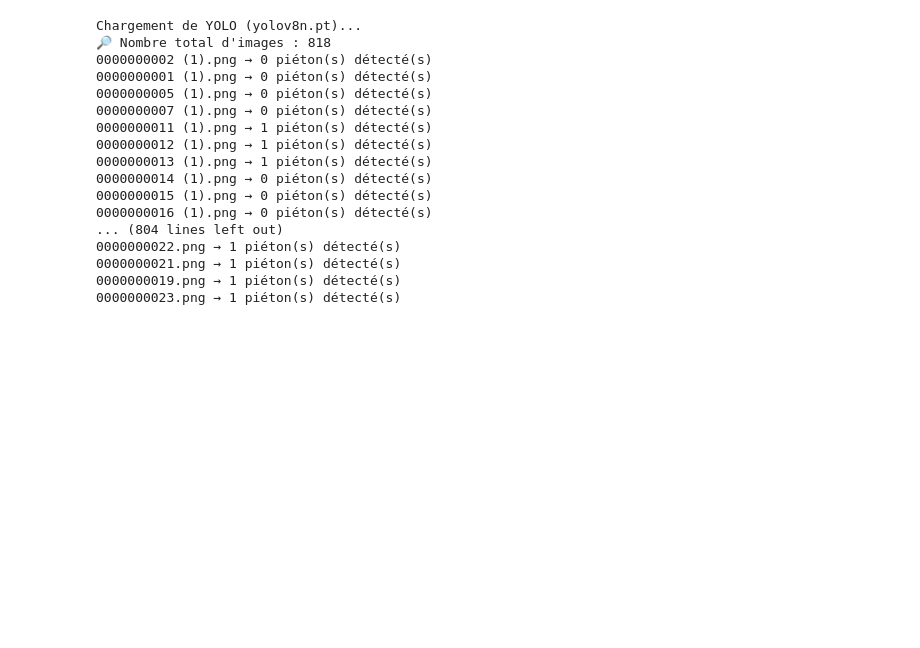
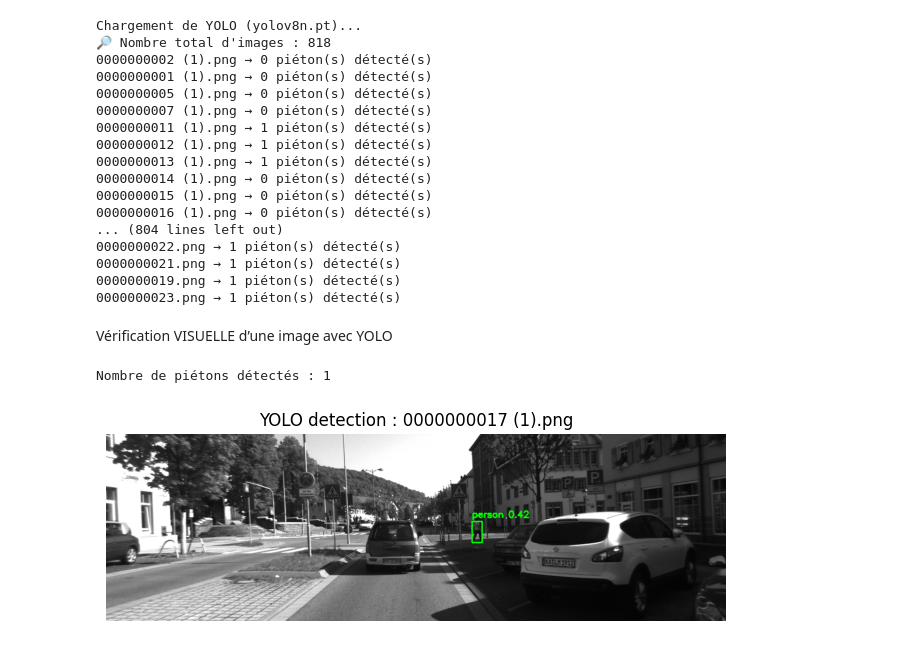
Before and after one commit to salmabk3/ADAS-Pedestrian-Detection, a Jupyter notebook: main.ipynb, the cells around one changed output. Drawn from its saved outputs; the diff is of its cells as text; code cells hidden in the pictures; blank space fills up the shorter version.

```diff
--- a/main.ipynb
+++ b/main.ipynb
@@ -180,6 +180,55 @@ Chargement de YOLO (yolov8n.pt)...
 0000000021.png → 1 piéton(s) détecté(s)
 0000000019.png → 1 piéton(s) détecté(s)
 0000000023.png → 1 piéton(s) détecté(s)
+# %% [markdown]
+Vérification VISUELLE d’une image avec YOLO
+# %%
+import cv2
+import matplotlib.pyplot as plt
+import os
+
+# Chemins
+IMAGE_NAME = "0000000017 (1).png"
+IMAGE_PATH = os.path.join(IMAGE_DIR, IMAGE_NAME)
+
+# Charger l'image
+img = cv2.imread(IMAGE_PATH)
+img_rgb = cv2.cvtColor(img, cv2.COLOR_BGR2RGB)
+
+# Détection YOLO
+boxes = detector.detect(img)
+
+print(f"Nombre de piétons détectés : {len(boxes)}")
+
+# Dessiner les bounding boxes
+for box in boxes:
+    x1, y1, x2, y2, conf, cls = box
+    cv2.rectangle(
+        img_rgb,
+        (int(x1), int(y1)),
+        (int(x2), int(y2)),
+        (0, 255, 0),
+        2
+    )
+    cv2.putText(
+        img_rgb,
+        f"person {conf:.2f}",
+        (int(x1), int(y1) - 8),
+        cv2.FONT_HERSHEY_SIMPLEX,
+        0.6,
+        (0, 255, 0),
+        2
+    )
+
+# Affichage
+plt.figure(figsize=(8, 6))
+plt.imshow(img_rgb)
+plt.axis("off")
+plt.title(f"YOLO detection : {IMAGE_NAME}")
+plt.show()
+# %% [output]
+Nombre de piétons détectés : 1
+[figure, added]
 # %%
 df = pd.DataFrame(rows)
 csv_path = os.path.join(OUT_CSV, "yolo_detections.csv")
```
